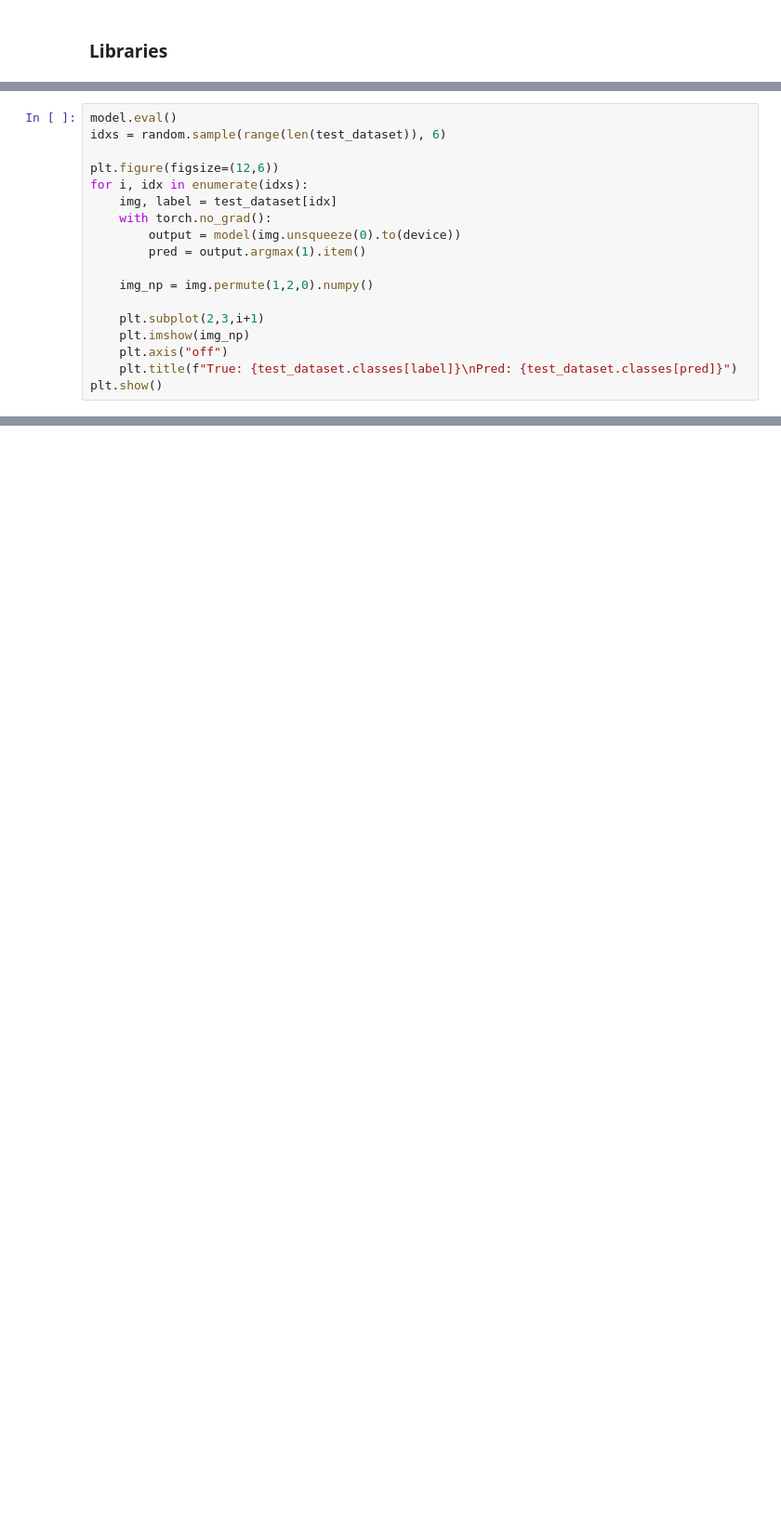
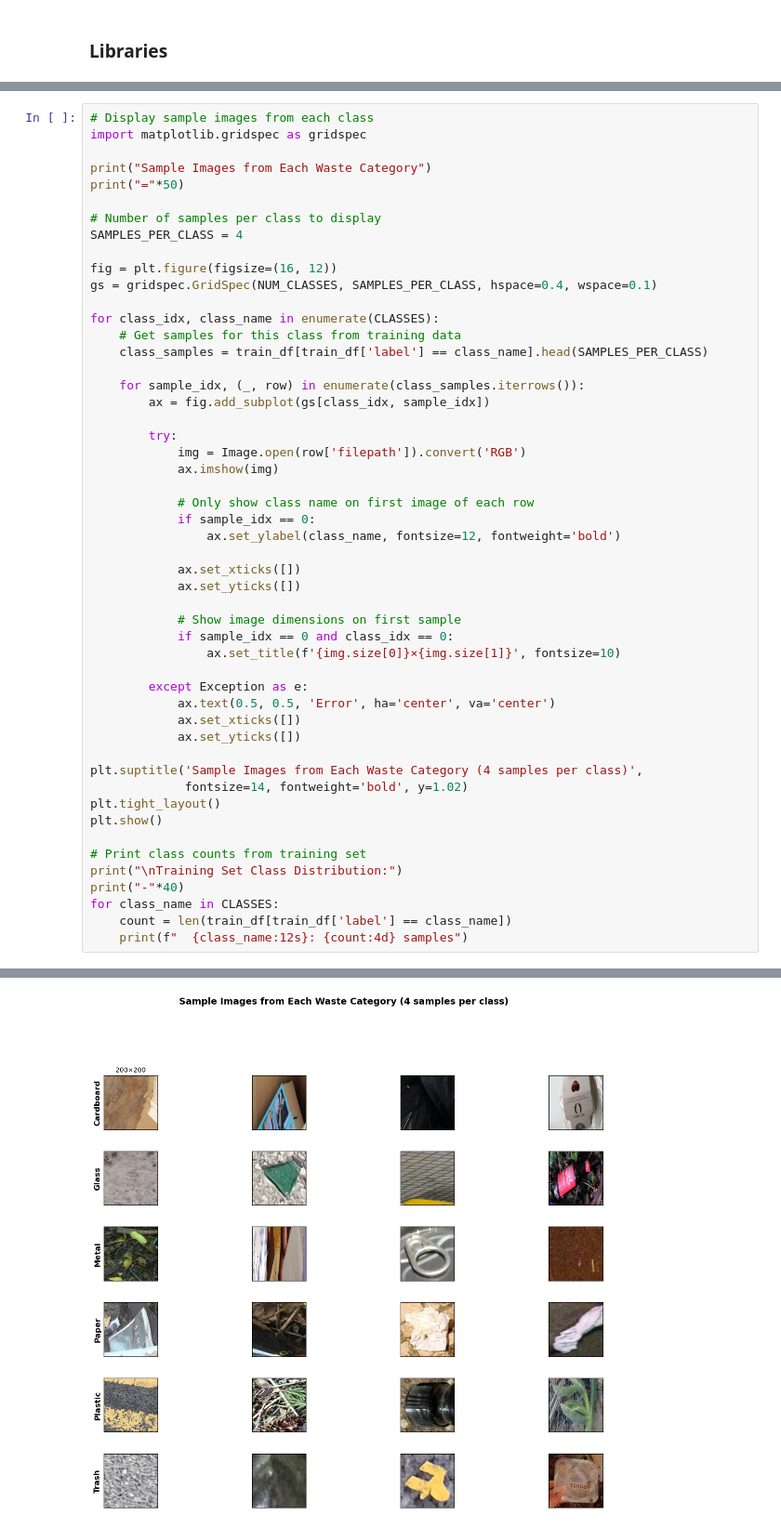
Before and after one commit to Soham0047/CS-171-Final-Project, a Jupyter notebook: CS171_TACO_CNNModel.ipynb, the cells around one changed output, grey strips where cells are left out. Shown at 93% size. Cells and saved outputs as stored; diff of their text form; blank space fills up the shorter version.

Commit message:
Fully working TACO Model with Cropped Dataset

```diff
--- a/CS171_TACO_CNNModel.ipynb
+++ b/CS171_TACO_CNNModel.ipynb
@@ -312,18 +61,0 @@ Final Test Accuracy: 0.0195
-# %%
-model.eval()
-idxs = random.sample(range(len(test_dataset)), 6)
-
-plt.figure(figsize=(12,6))
-for i, idx in enumerate(idxs):
-    img, label = test_dataset[idx]
-    with torch.no_grad():
-        output = model(img.unsqueeze(0).to(device))
-        pred = output.argmax(1).item()
-
-    img_np = img.permute(1,2,0).numpy()
-
-    plt.subplot(2,3,i+1)
-    plt.imshow(img_np)
-    plt.axis("off")
-    plt.title(f"True: {test_dataset.classes[label]}\nPred: {test_dataset.classes[pred]}")
-plt.show()
@@ -332,0 +246,52 @@ IndexError: list index out of range
+# %%
+# Display sample images from each class
+import matplotlib.gridspec as gridspec
+
+print("Sample Images from Each Waste Category")
+print("="*50)
+
+# Number of samples per class to display
+SAMPLES_PER_CLASS = 4
+
+fig = plt.figure(figsize=(16, 12))
+gs = gridspec.GridSpec(NUM_CLASSES, SAMPLES_PER_CLASS, hspace=0.4, wspace=0.1)
+
+for class_idx, class_name in enumerate(CLASSES):
+    # Get samples for this class from training data
+    class_samples = train_df[train_df['label'] == class_name].head(SAMPLES_PER_CLASS)
+
+    for sample_idx, (_, row) in enumerate(class_samples.iterrows()):
+        ax = fig.add_subplot(gs[class_idx, sample_idx])
+
+        try:
+            img = Image.open(row['filepath']).convert('RGB')
+            ax.imshow(img)
+
+            # Only show class name on first image of each row
+            if sample_idx == 0:
+                ax.set_ylabel(class_name, fontsize=12, fontweight='bold')
+
+            ax.set_xticks([])
+            ax.set_yticks([])
+
+            # Show image dimensions on first sample
+            if sample_idx == 0 and class_idx == 0:
+                ax.set_title(f'{img.size[0]}×{img.size[1]}', fontsize=10)
+
+        except Exception as e:
+            ax.text(0.5, 0.5, 'Error', ha='center', va='center')
+            ax.set_xticks([])
+            ax.set_yticks([])
+
+plt.suptitle('Sample Images from Each Waste Category (4 samples per class)',
+             fontsize=14, fontweight='bold', y=1.02)
+plt.tight_layout()
+plt.show()
+
+# Print class counts from training set
+print("\nTraining Set Class Distribution:")
+print("-"*40)
+for class_name in CLASSES:
+    count = len(train_df[train_df['label'] == class_name])
+    print(f"  {class_name:12s}: {count:4d} samples")
+# %% [output]
@@ -332,0 +300 @@ IndexError: list index out of range
+[figure, added]
```
Also changed, not shown: parts of 53 cells of this notebook.
